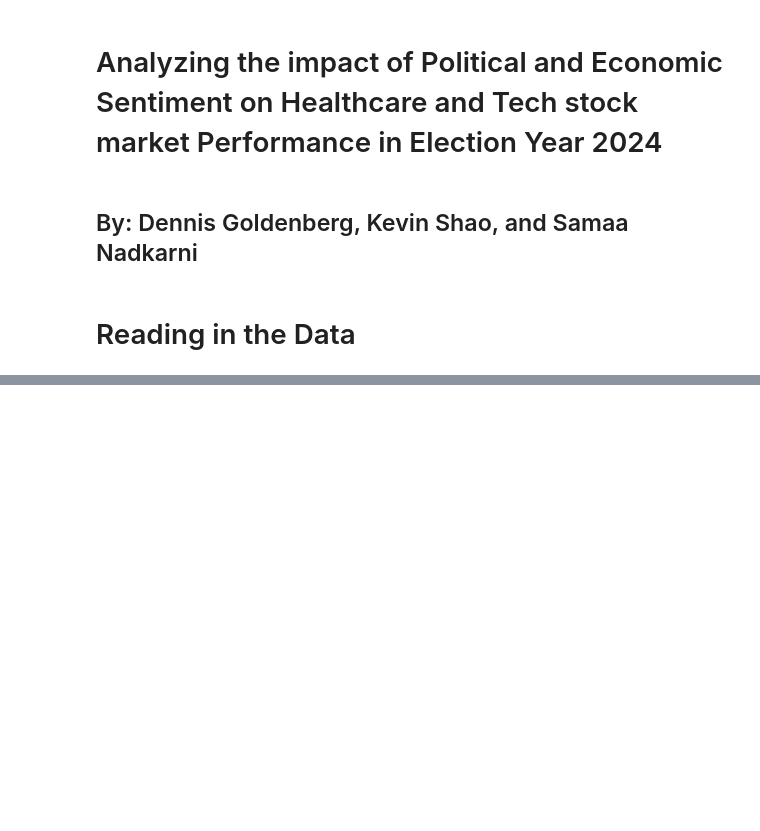
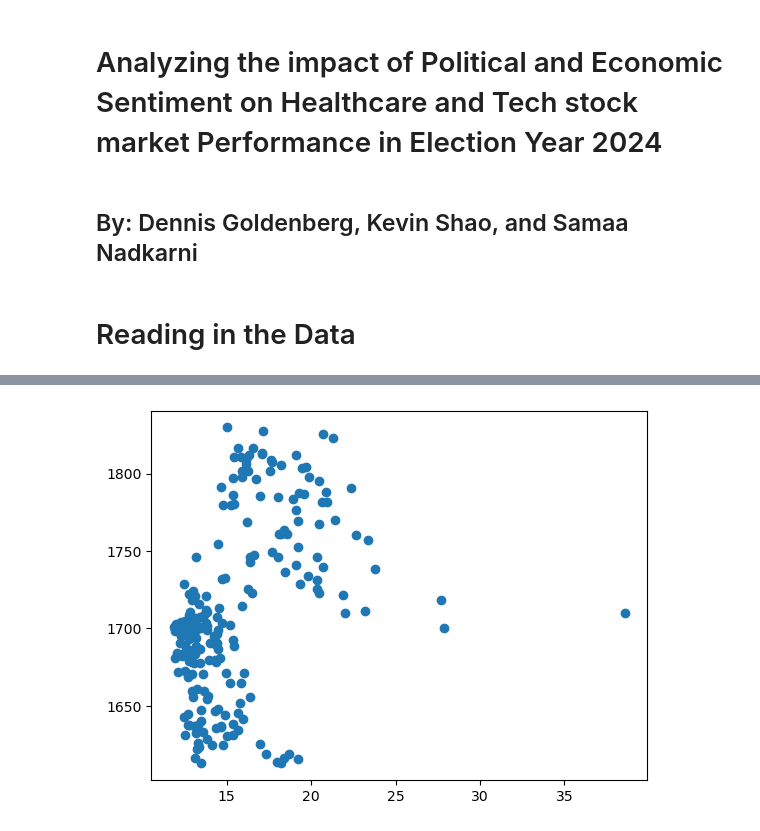
Before and after one commit to dg3358/ACTU-5842-Project, a Jupyter notebook: project_code.ipynb, the cells around one changed output, grey strips where cells are left out. Cells and saved outputs as stored; diff of their text form; code cells hidden in the pictures; blank space fills up the shorter version.

```diff
--- a/project_code.ipynb
+++ b/project_code.ipynb
@@ -48,0 +94,5 @@ pd.merge(left = tbills_2Y, right = tbills_10Y, on = 'DATE')
+# %%
+plt.scatter(raw_data['VIX index'], raw_data['S&P Healthcare Index'])
+plt.show()
+# %% [output]
+[figure, added]
```
Also changed, not shown: parts of 10 cells of this notebook.
